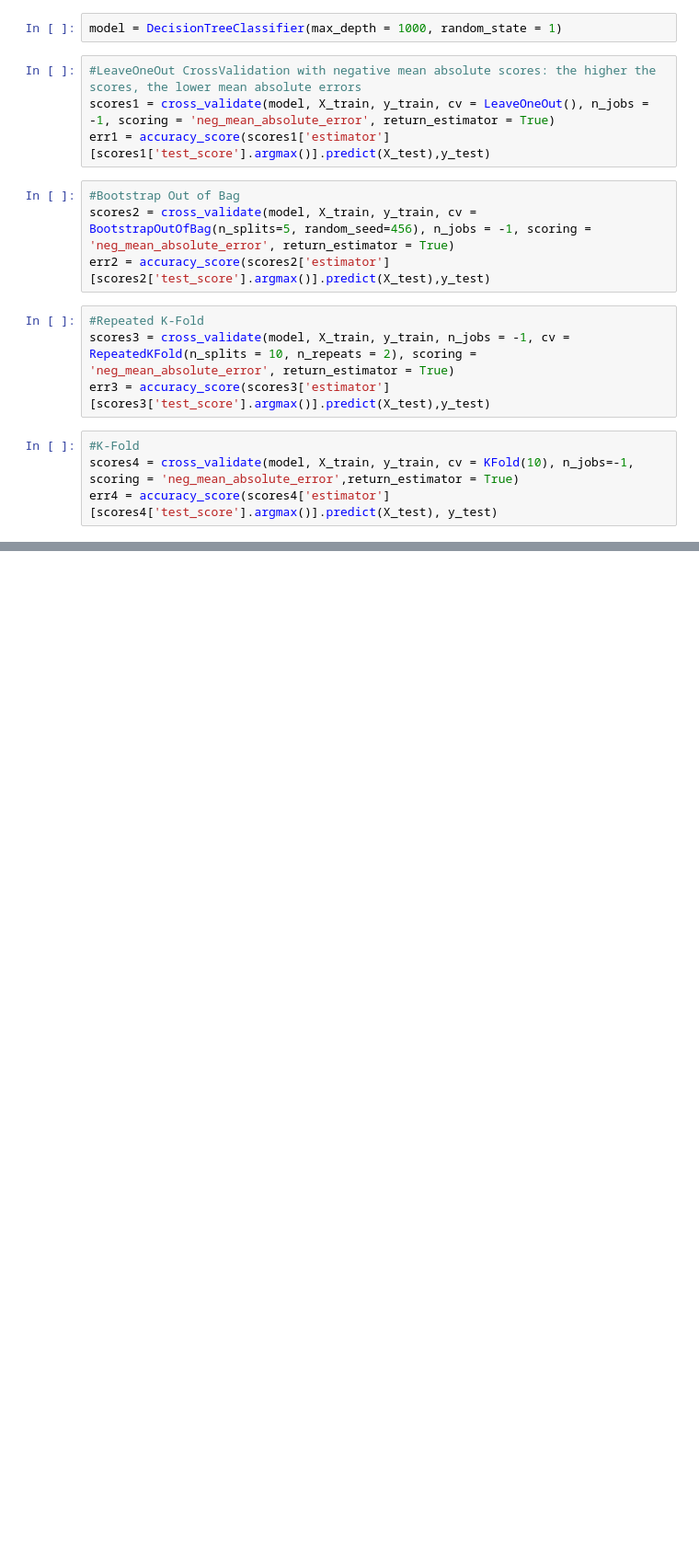
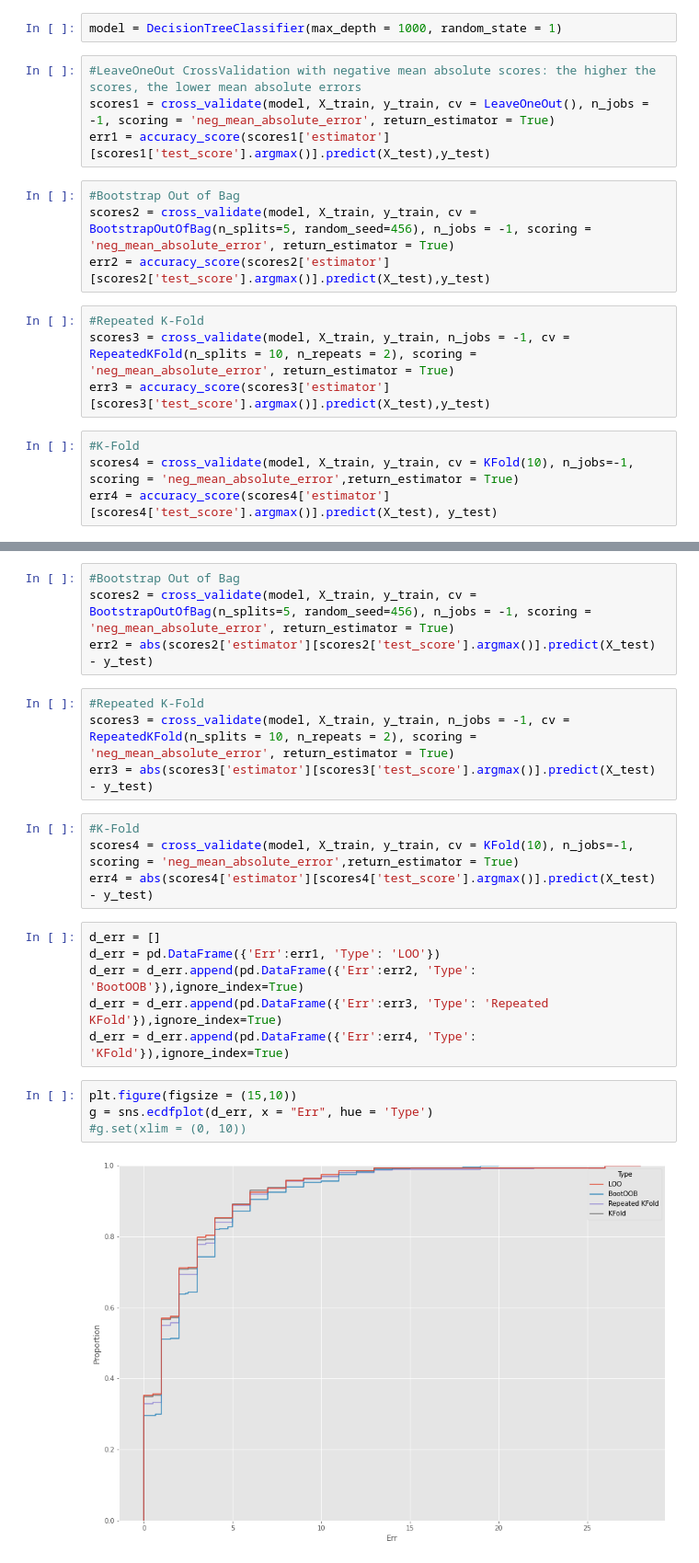
Before and after one commit to Walczi123/Projekt_Przetwarzanie_Danych, a Jupyter notebook: classification.ipynb, the cells around one changed output, grey strips where cells are left out. Shown at 92% size. Cells and saved outputs as stored; diff of their text form; blank space fills up the shorter version.

```diff
--- a/classification.ipynb
+++ b/classification.ipynb
@@ -303,0 +358,24 @@ print(f"4. Accuracy KFold {err4}")
+# %%
+#Bootstrap Out of Bag
+scores2 = cross_validate(model, X_train, y_train, cv = BootstrapOutOfBag(n_splits=5, random_seed=456), n_jobs = -1, scoring = 'neg_mean_absolute_error', return_estimator = True)
+err2 = abs(scores2['estimator'][scores2['test_score'].argmax()].predict(X_test) - y_test)
+# %%
+#Repeated K-Fold
+scores3 = cross_validate(model, X_train, y_train, n_jobs = -1, cv = RepeatedKFold(n_splits = 10, n_repeats = 2), scoring = 'neg_mean_absolute_error', return_estimator = True)
+err3 = abs(scores3['estimator'][scores3['test_score'].argmax()].predict(X_test) - y_test)
+# %%
+#K-Fold
+scores4 = cross_validate(model, X_train, y_train, cv = KFold(10), n_jobs=-1, scoring = 'neg_mean_absolute_error',return_estimator = True)
+err4 = abs(scores4['estimator'][scores4['test_score'].argmax()].predict(X_test) - y_test)
+# %%
+d_err = []
+d_err = pd.DataFrame({'Err':err1, 'Type': 'LOO'})
+d_err = d_err.append(pd.DataFrame({'Err':err2, 'Type': 'BootOOB'}),ignore_index=True)
+d_err = d_err.append(pd.DataFrame({'Err':err3, 'Type': 'Repeated KFold'}),ignore_index=True)
+d_err = d_err.append(pd.DataFrame({'Err':err4, 'Type': 'KFold'}),ignore_index=True)
+# %%
+plt.figure(figsize = (15,10))
+g = sns.ecdfplot(d_err, x = "Err", hue = 'Type')
+#g.set(xlim = (0, 10))
+# %% [output]
+[figure, added]
```
Also changed, not shown: parts of 24 cells of this notebook.
